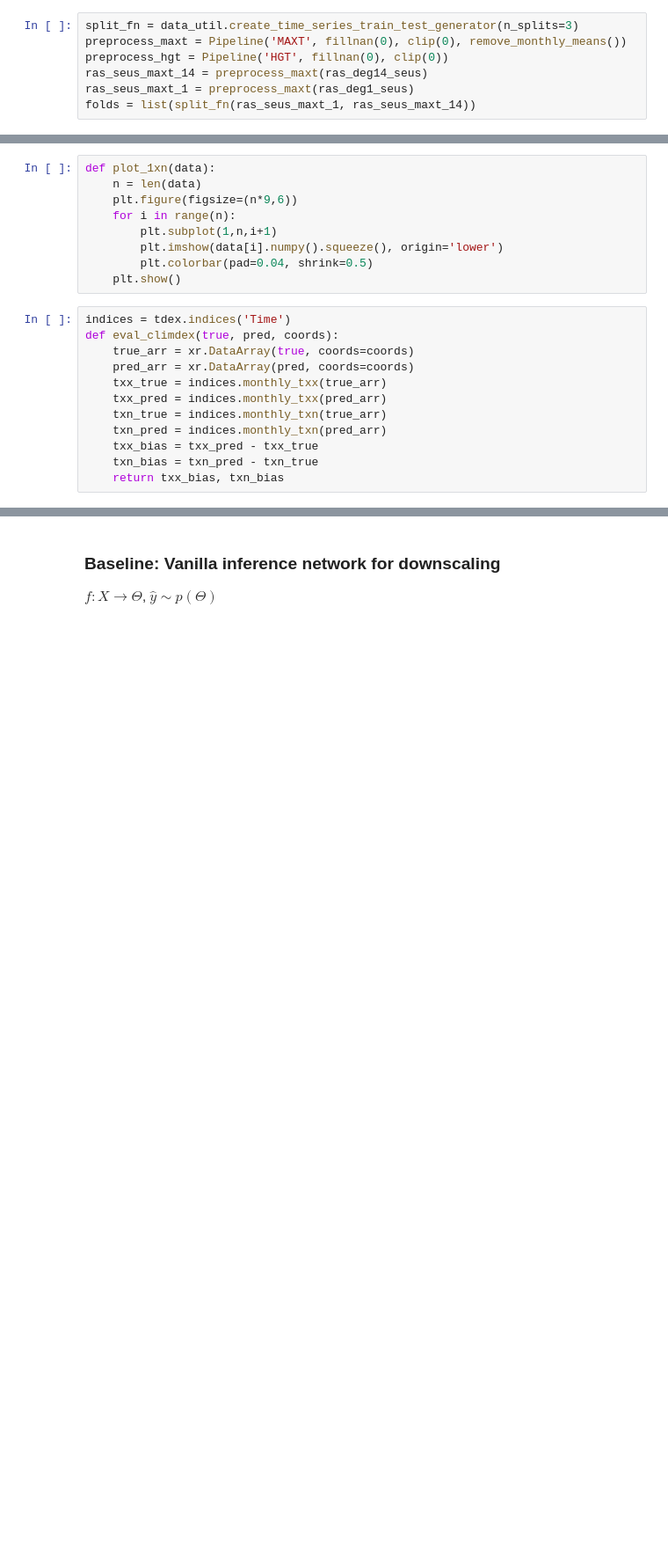
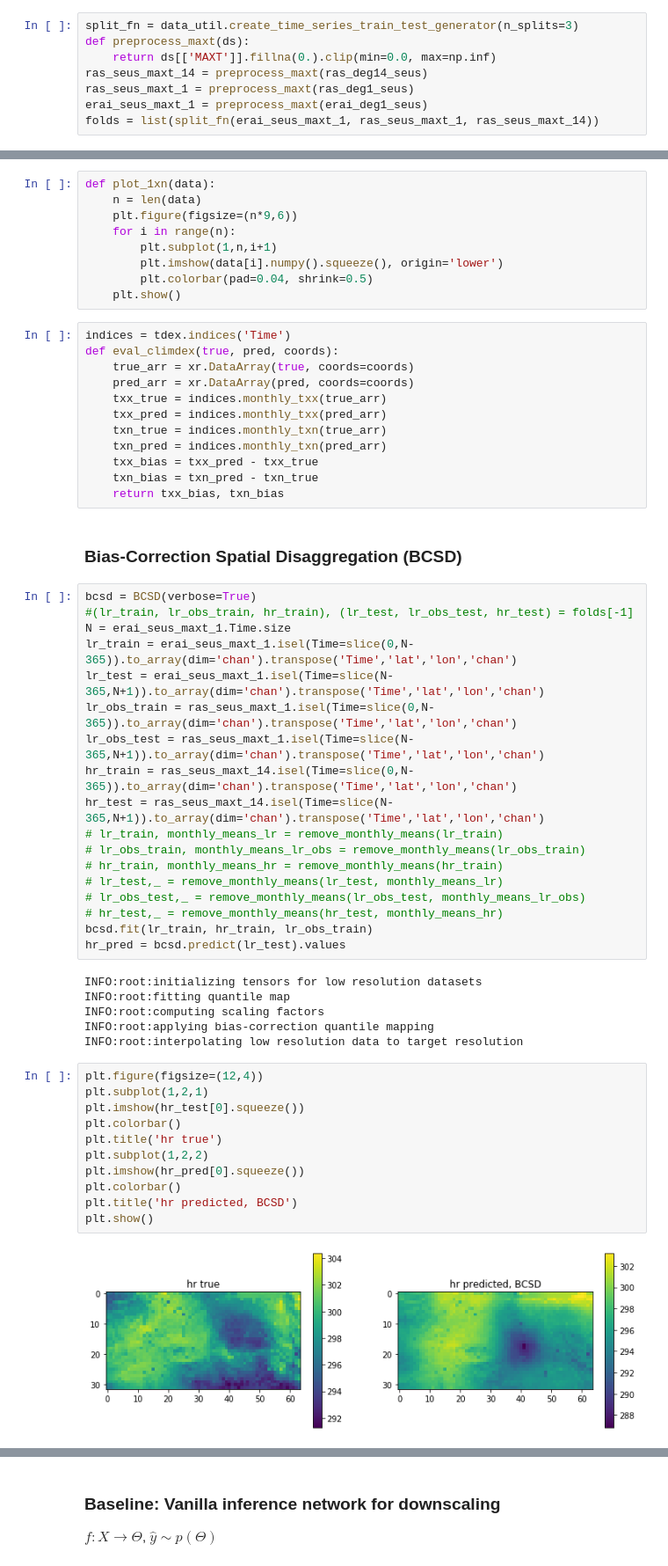
Before and after one commit to bgroenks96/generative-downscaling, a Jupyter notebook: downscaling-baselines.ipynb, the cells around one changed output, grey strips where cells are left out. Shown: that part at 88% size. Drawn from its saved outputs; the diff is of its cells as text; blank space fills up the shorter version.

```diff
--- a/downscaling-baselines.ipynb
+++ b/downscaling-baselines.ipynb
@@ -56,11 +66,12 @@ ras_deg14_seus = southeast_us(ras_deg14, scale_factor=4)
 ras_deg18_seus = southeast_us(ras_deg18, scale_factor=8)
 # %%
 split_fn = data_util.create_time_series_train_test_generator(n_splits=3)
-preprocess_maxt = Pipeline('MAXT', fillnan(0), clip(0), remove_monthly_means())
-preprocess_hgt = Pipeline('HGT', fillnan(0), clip(0))
+def preprocess_maxt(ds):
+    return ds[['MAXT']].fillna(0.).clip(min=0.0, max=np.inf)
 ras_seus_maxt_14 = preprocess_maxt(ras_deg14_seus)
 ras_seus_maxt_1 = preprocess_maxt(ras_deg1_seus)
-folds = list(split_fn(ras_seus_maxt_1, ras_seus_maxt_14))
+erai_seus_maxt_1 = preprocess_maxt(erai_deg1_seus)
+folds = list(split_fn(erai_seus_maxt_1, ras_seus_maxt_1, ras_seus_maxt_14))
 # %%
 def preprocess_vds(data_lo, data_hi, batch_size=100, buffer_size=1000, supervised=True):
     if supervised:
@@ -89,3 +100,42 @@ def eval_climdex(true, pred, coords):
     txx_bias = txx_pred - txx_true
     txn_bias = txn_pred - txn_true
     return txx_bias, txn_bias
+# %% [markdown]
+### Bias-Correction Spatial Disaggregation (BCSD)
+# %%
+bcsd = BCSD(verbose=True)
+#(lr_train, lr_obs_train, hr_train), (lr_test, lr_obs_test, hr_test) = folds[-1]
+N = erai_seus_maxt_1.Time.size
+lr_train = erai_seus_maxt_1.isel(Time=slice(0,N-365)).to_array(dim='chan').transpose('Time','lat','lon','chan')
+lr_test = erai_seus_maxt_1.isel(Time=slice(N-365,N+1)).to_array(dim='chan').transpose('Time','lat','lon','chan')
+lr_obs_train = ras_seus_maxt_1.isel(Time=slice(0,N-365)).to_array(dim='chan').transpose('Time','lat','lon','chan')
+lr_obs_test = ras_seus_maxt_1.isel(Time=slice(N-365,N+1)).to_array(dim='chan').transpose('Time','lat','lon','chan')
+hr_train = ras_seus_maxt_14.isel(Time=slice(0,N-365)).to_array(dim='chan').transpose('Time','lat','lon','chan')
+hr_test = ras_seus_maxt_14.isel(Time=slice(N-365,N+1)).to_array(dim='chan').transpose('Time','lat','lon','chan')
+# lr_train, monthly_means_lr = remove_monthly_means(lr_train)
+# lr_obs_train, monthly_means_lr_obs = remove_monthly_means(lr_obs_train)
+# hr_train, monthly_means_hr = remove_monthly_means(hr_train)
+# lr_test,_ = remove_monthly_means(lr_test, monthly_means_lr)
+# lr_obs_test,_ = remove_monthly_means(lr_obs_test, monthly_means_lr_obs)
+# hr_test,_ = remove_monthly_means(hr_test, monthly_means_hr)
+bcsd.fit(lr_train, hr_train, lr_obs_train)
+hr_pred = bcsd.predict(lr_test).values
+# %% [output]
+INFO:root:initializing tensors for low resolution datasets
+INFO:root:fitting quantile map
+INFO:root:computing scaling factors
+INFO:root:applying bias-correction quantile mapping
+INFO:root:interpolating low resolution data to target resolution
+# %%
+plt.figure(figsize=(12,4))
+plt.subplot(1,2,1)
+plt.imshow(hr_test[0].squeeze())
+plt.colorbar()
+plt.title('hr true')
+plt.subplot(1,2,2)
+plt.imshow(hr_pred[0].squeeze())
+plt.colorbar()
+plt.title('hr predicted, BCSD')
+plt.show()
+# %% [output]
+[figure, added]
```
Also changed, not shown: parts of 8 cells of this notebook, 22 other files.
